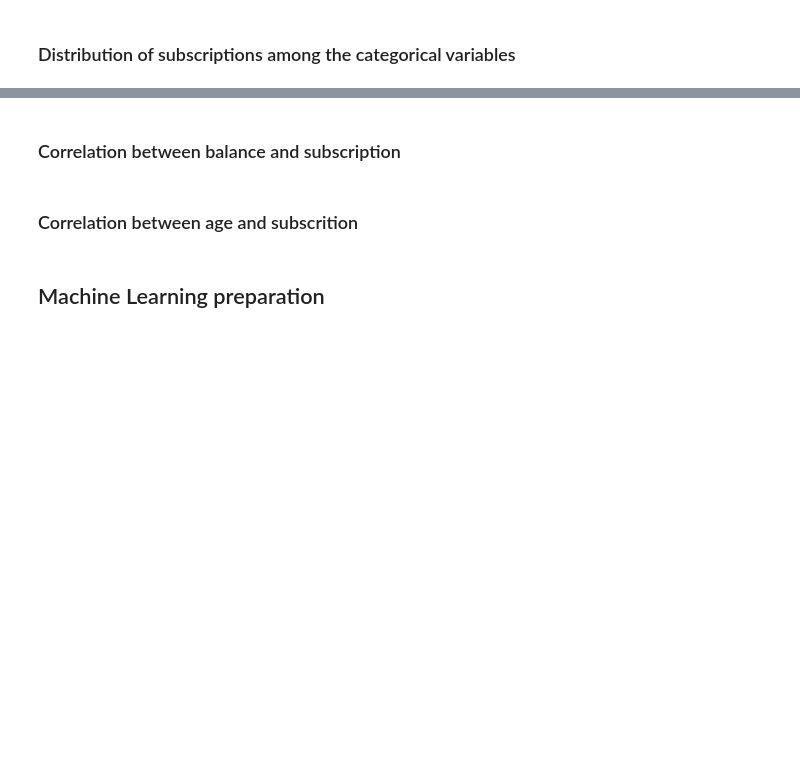
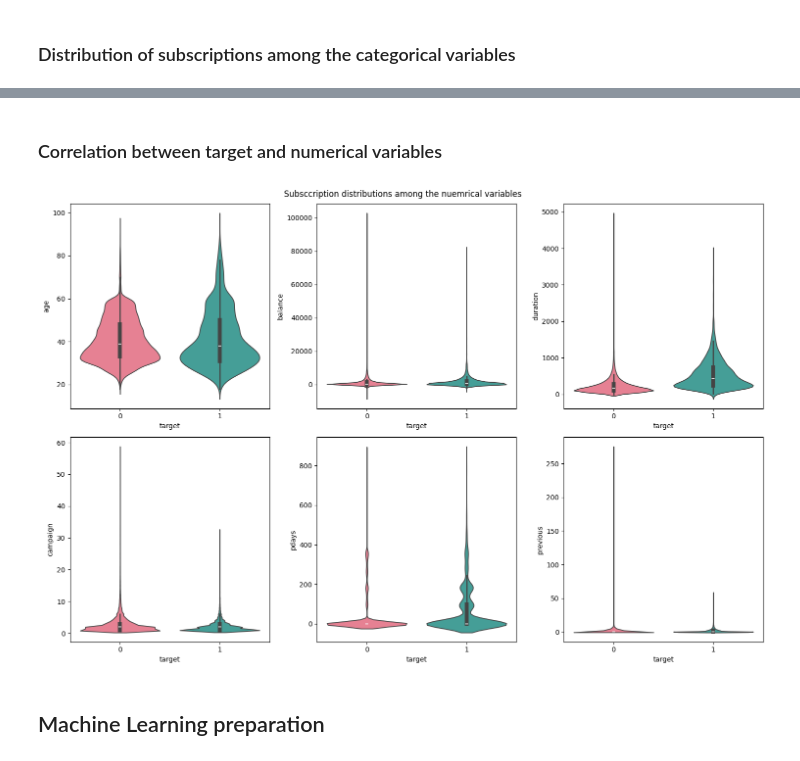
Before and after one commit to xaviermondragon/-customer_campaign_response_analytics, a Jupyter notebook: deliverables/retail_bank_term_deposits_campaign.ipynb, the cells around one changed output, grey strips where cells are left out. Drawn from its saved outputs; the diff is of its cells as text; code cells hidden in the pictures; blank space fills up the shorter version.

Commit message:
Violin plots for target versus numerical variables.

```diff
--- a/deliverables/retail_bank_term_deposits_campaign.ipynb
+++ b/deliverables/retail_bank_term_deposits_campaign.ipynb
@@ -345,2 +359,2 @@ for col_name in categorical:
 # %% [markdown]
-### Correlation between balance and subscription
+### Correlation between target and numerical variables
@@ -349,2 +360,0 @@ for col_name in categorical:
-# %% [markdown]
-### Correlation between age and subscrition
@@ -353,3 +361,17 @@ for col_name in categorical:
+# %%
+# Convert to a pandas DataFrame to plot scatter matrix and heatmap
+numerical = ['age', 'balance', 'duration', 'campaign', 'pdays', 'previous']
+df_numerical = df_clean.select(numerical + ['target']).toPandas()
+# %%
+fig, axes = plt.subplots(2, 3, figsize=(15,10))
+
+for y, ax in zip(numerical, axes.flatten()):
+  sns.violinplot(x='target', y=y, data=df_numerical, palette='husl', ax=ax)
+plt.suptitle('Subsccription distributions among the nuemrical variables')
+plt.tight_layout()
+plt.show();
+# %% [output]
+[figure, added]
 # %% [markdown]
 ## Machine Learning preparation
 # %% [markdown]
```
Also changed, not shown: parts of 14 cells of this notebook.
